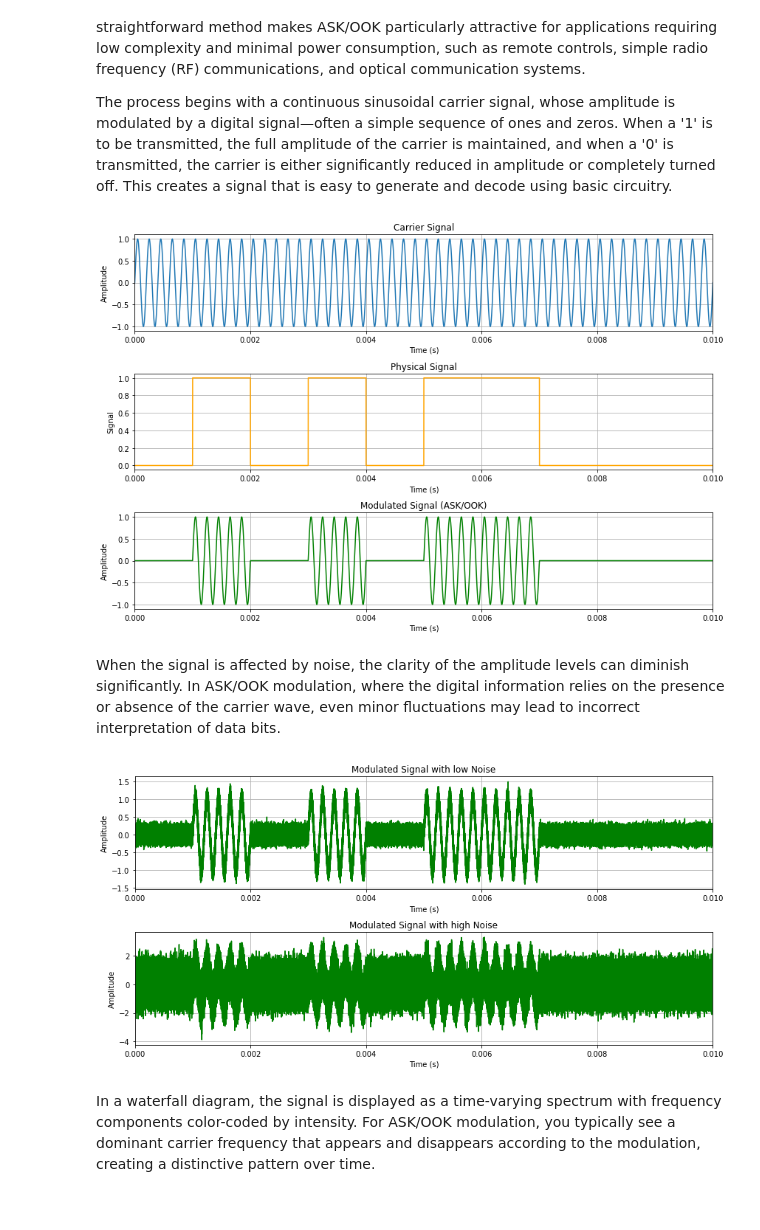
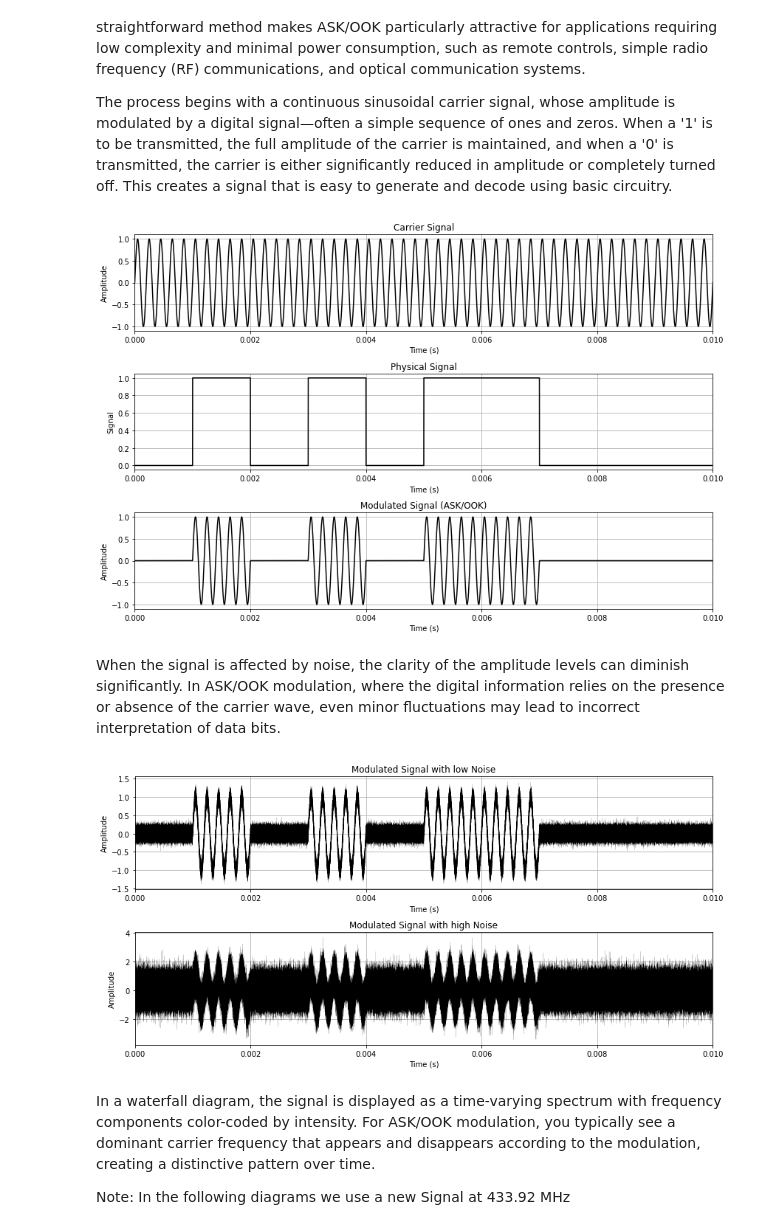
Before and after one commit to eydam-prototyping/cc1101, a Jupyter notebook: fundamentals/Modulation_ASK_OOK.ipynb, the cells around one changed output. Cells and saved outputs as stored; diff of their text form; code cells hidden in the pictures.

```diff
--- a/fundamentals/Modulation_ASK_OOK.ipynb
+++ b/fundamentals/Modulation_ASK_OOK.ipynb
@@ -45,7 +45,7 @@ modulated_signal = carrier * pysical_signal
 plt.figure(figsize=(12, 8))
 
 plt.subplot(3, 1, 1)
-plt.plot(t, carrier)
+plt.plot(t, carrier, color='black')
 plt.title("Carrier Signal")
 plt.xlabel("Time (s)")
 plt.ylabel("Amplitude")
@@ -53,7 +53,7 @@ plt.grid()
 plt.xlim(t0, t1)
 
 plt.subplot(3, 1, 2)
-plt.plot(t, pysical_signal, color='orange')
+plt.plot(t, pysical_signal, color='black')
 plt.title("Physical Signal")
 plt.xlabel("Time (s)")
 plt.ylabel("Signal")
@@ -61,7 +61,7 @@ plt.grid()
 plt.xlim(t0, t1)
 
 plt.subplot(3, 1, 3)
-plt.plot(t, modulated_signal, color='green')
+plt.plot(t, modulated_signal, color='black')
 plt.title("Modulated Signal (ASK/OOK)")
 plt.xlabel("Time (s)")
 plt.ylabel("Amplitude")
@@ -71,37 +71,39 @@ plt.xlim(t0, t1)
 plt.tight_layout()
 plt.show()
 # %% [output]
-[figure, old version]
+[figure, new version]
 # %% [markdown]
 When the signal is affected by noise, the clarity of the amplitude levels can diminish significantly. In ASK/OOK modulation, where the digital information relies on the presence or absence of the carrier wave, even minor fluctuations may lead to incorrect interpretation of data bits.
 # %%
 low_noise = np.random.normal(0, 0.1, modulated_signal.shape)
 high_noise = np.random.normal(0, 0.6, modulated_signal.shape)
 modulated_signal_low_noisy = modulated_signal + low_noise
 modulated_signal_high_noisy = modulated_signal + high_noise
 
 plt.figure(figsize=(12, 6))
 plt.subplot(2, 1, 1)
-plt.plot(t, modulated_signal_low_noisy, color='green')
+plt.plot(t, modulated_signal_low_noisy, color='black', linewidth=0.1)
 plt.title("Modulated Signal with low Noise")
 plt.xlabel("Time (s)")
 plt.ylabel("Amplitude")
 plt.grid()
 plt.xlim(t0, t1)
 
 plt.subplot(2, 1, 2)
-plt.plot(t, modulated_signal_high_noisy, color='green')
+plt.plot(t, modulated_signal_high_noisy, color='black', linewidth=0.1)
 plt.title("Modulated Signal with high Noise")
 plt.xlabel("Time (s)")
 plt.ylabel("Amplitude")
 plt.grid()
 plt.xlim(t0, t1)
 
 plt.tight_layout()
 plt.show()
 # %% [output]
-[figure, old version]
+[figure, new version]
 # %% [markdown]
 In a waterfall diagram, the signal is displayed as a time-varying spectrum with frequency components color-coded by intensity. For ASK/OOK modulation, you typically see a dominant carrier frequency that appears and disappears according to the modulation, creating a distinctive pattern over time.
+
+Note: In the following diagrams we use a new Signal at 433.92 MHz
 # %%
 # carrier frequency (Hz)
```
Also changed, not shown: parts of 9 cells of this notebook.
